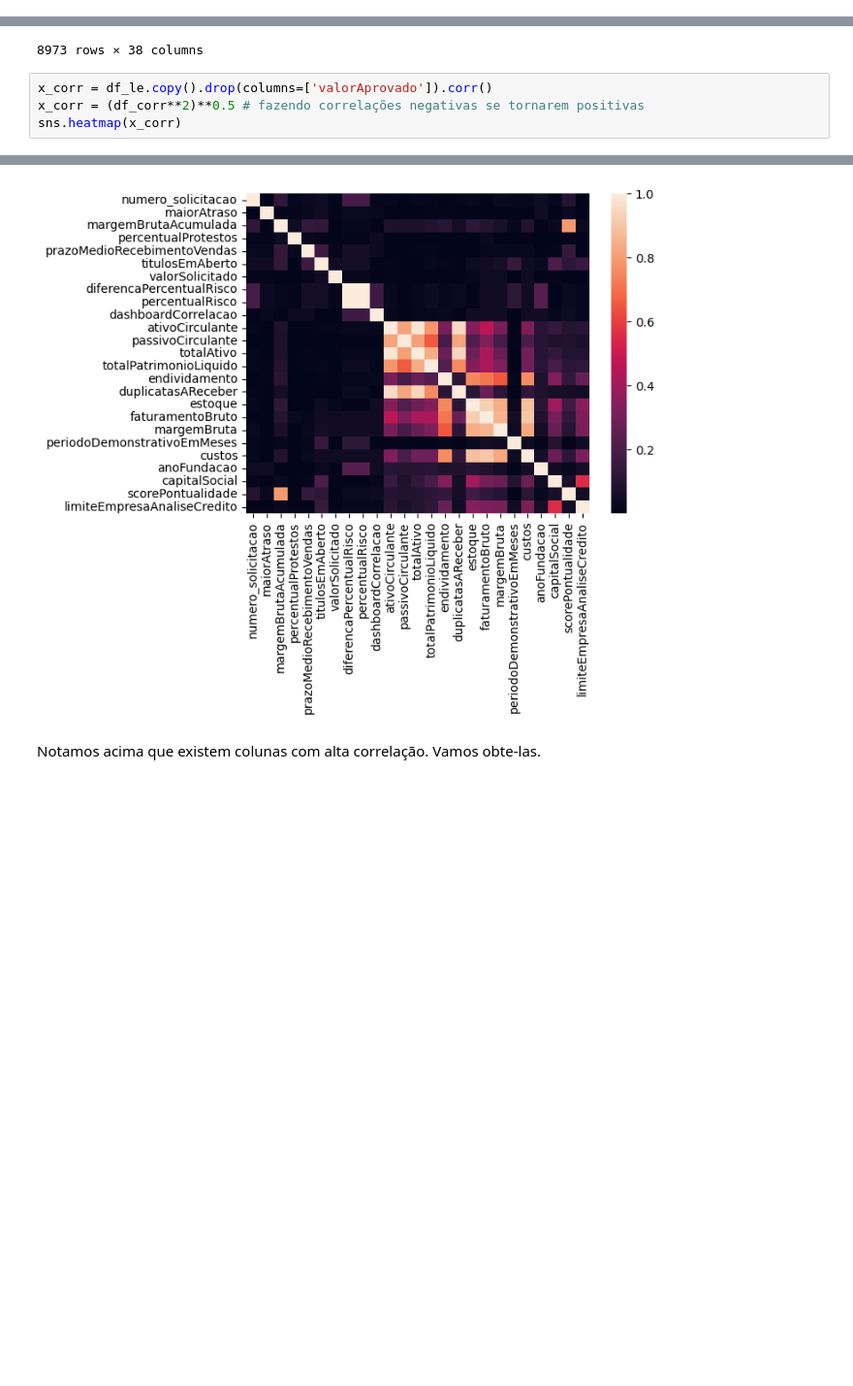
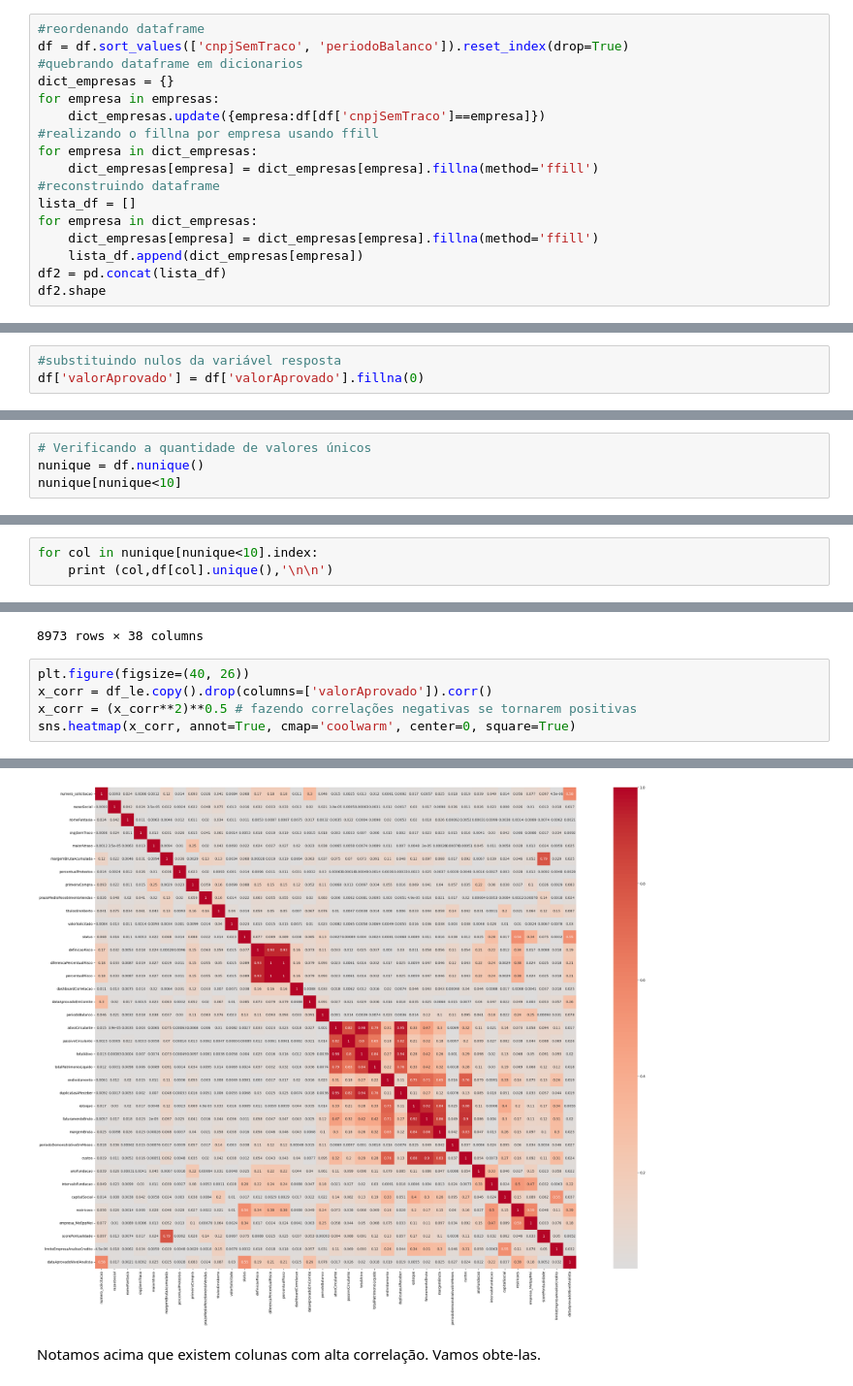
Before and after one commit to diegocmr/bootcamp_ia, a Jupyter notebook: analise_exploratoria.ipynb, the cells around one changed output, grey strips where cells are left out. Shown at 97% size. Drawn from its saved outputs; the diff is of its cells as text; blank space fills up the shorter version.

```diff
--- a/analise_exploratoria.ipynb
+++ b/analise_exploratoria.ipynb
@@ -36,0 +237,17 @@ Nulos:
+# %%
+#reordenando dataframe
+df = df.sort_values(['cnpjSemTraco', 'periodoBalanco']).reset_index(drop=True)
+#quebrando dataframe em dicionarios
+dict_empresas = {}
+for empresa in empresas:
+    dict_empresas.update({empresa:df[df['cnpjSemTraco']==empresa]})
+#realizando o fillna por empresa usando ffill
+for empresa in dict_empresas:
+    dict_empresas[empresa] = dict_empresas[empresa].fillna(method='ffill')
+#reconstruindo dataframe
+lista_df = []
+for empresa in dict_empresas:
+    dict_empresas[empresa] = dict_empresas[empresa].fillna(method='ffill')
+    lista_df.append(dict_empresas[empresa])
+df2 = pd.concat(lista_df)
+df2.shape
@@ -57 +276,4 @@ numero_solicitacao             0.000000
 dtype: float64
+# %%
+#substituindo nulos da variável resposta
+df['valorAprovado'] = df['valorAprovado'].fillna(0)
@@ -57,0 +282,4 @@ dtype: float64
+# %%
+# Verificando a quantidade de valores únicos
+nunique = df.nunique()
+nunique[nunique<10]
@@ -57,0 +302,3 @@ dtype: float64
+# %%
+for col in nunique[nunique<10].index:
+    print (col,df[col].unique(),'\n\n')
@@ -83,12 +347,13 @@ display(df_le)
 | 8972 | 9045 | 319 | 325 | 287 | 4 | 0.365041 | ... |
 8973 rows × 38 columns
 # %%
+plt.figure(figsize=(40, 26))
 x_corr = df_le.copy().drop(columns=['valorAprovado']).corr()
-x_corr = (df_corr**2)**0.5 # fazendo correlações negativas se tornarem positivas
-sns.heatmap(x_corr)
+x_corr = (x_corr**2)**0.5 # fazendo correlações negativas se tornarem positivas
+sns.heatmap(x_corr, annot=True, cmap='coolwarm', center=0, square=True)
 # %% [output]
 <AxesSubplot:>
-[figure, old version]
+[figure, new version]
 # %% [markdown]
 Notamos acima que existem colunas com alta correlação. Vamos obte-las.
 # %%
```
Also changed, not shown: parts of 23 cells of this notebook, 2 other files.
